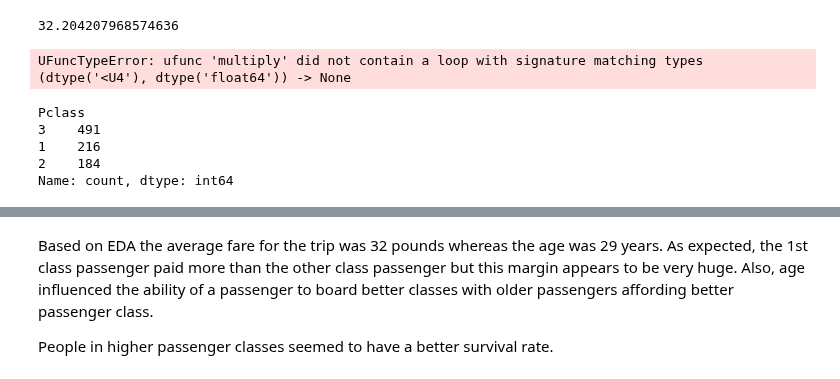
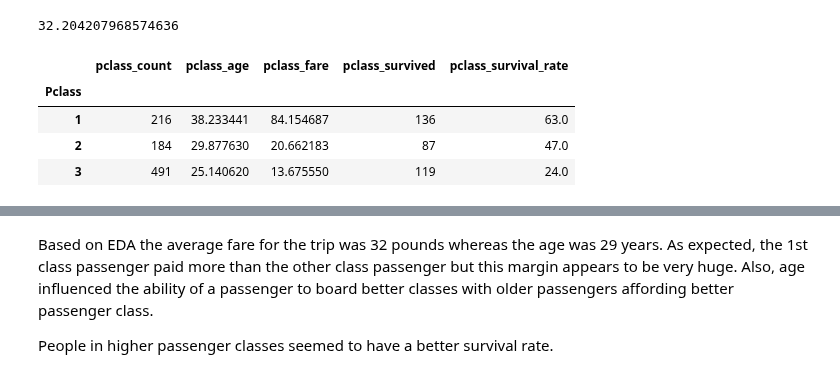
Before and after one commit to kamau96/Data_Science_Android_Web_Development, a Jupyter notebook: Data_Science_Development/Python_Programming/Titanic/survivor_predictor.ipynb, the cells around one changed output, grey strips where cells are left out. Saved outputs shown, nothing was run; the diff lists cells and outputs as text; code cells hidden in the pictures.

```diff
--- a/Data_Science_Development/Python_Programming/Titanic/survivor_predictor.ipynb
+++ b/Data_Science_Development/Python_Programming/Titanic/survivor_predictor.ipynb
@@ -157,19 +157,14 @@ np.mean(train["Fare"])
 # %%
 pclass_group = train.groupby("Pclass").agg(
     pclass_count = pd.NamedAgg(column="Pclass", aggfunc="count"),
-    pclass_age = np.round(pd.NamedAgg(column="Age", aggfunc="mean"),1),
-    pclass_fare = np.round(pd.NamedAgg(column="Fare", aggfunc="mean"),1),
+    pclass_age = pd.NamedAgg(column="Age", aggfunc="mean"),
+    pclass_fare = pd.NamedAgg(column="Fare", aggfunc="mean"),
     pclass_survived = pd.NamedAgg(column="Survived", aggfunc="sum"))
-pclass_group["pclass_survival_rate"] = np.round((pclass_group["pclass_survived"]/pclass_group["pclass_count"])*100,1)
+pclass_group["pclass_survival_rate"] = np.round((pclass_group["pclass_survived"]/pclass_group["pclass_count"])*100,0)
 pclass_group
 # %% [output]
-UFuncTypeError: ufunc 'multiply' did not contain a loop with signature matching types (dtype('<U4'), dtype('float64')) -> None
+|  | pclass_count | pclass_age | pclass_fare | pclass_survived | pclass_survival_rate |
+| Pclass |  |  |  |  |  |
+| 1 | 216 | 38.233441 | 84.154687 | 136 | 63.0 |
+| 2 | 184 | 29.877630 | 20.662183 | 87 | 47.0 |
+| 3 | 491 | 25.140620 | 13.675550 | 119 | 24.0 |
-# %%
-pclass_count = train["Pclass"].value_counts()
-pclass_count
-# %% [output]
-Pclass
-3    491
-1    216
-2    184
-Name: count, dtype: int64
```
Also changed, not shown: parts of 5 cells of this notebook.
